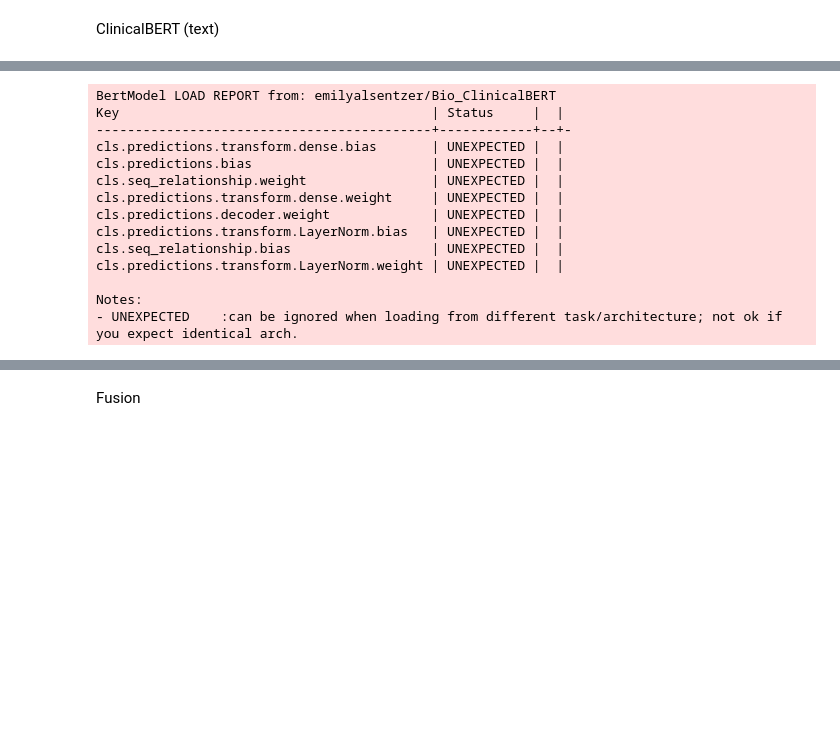
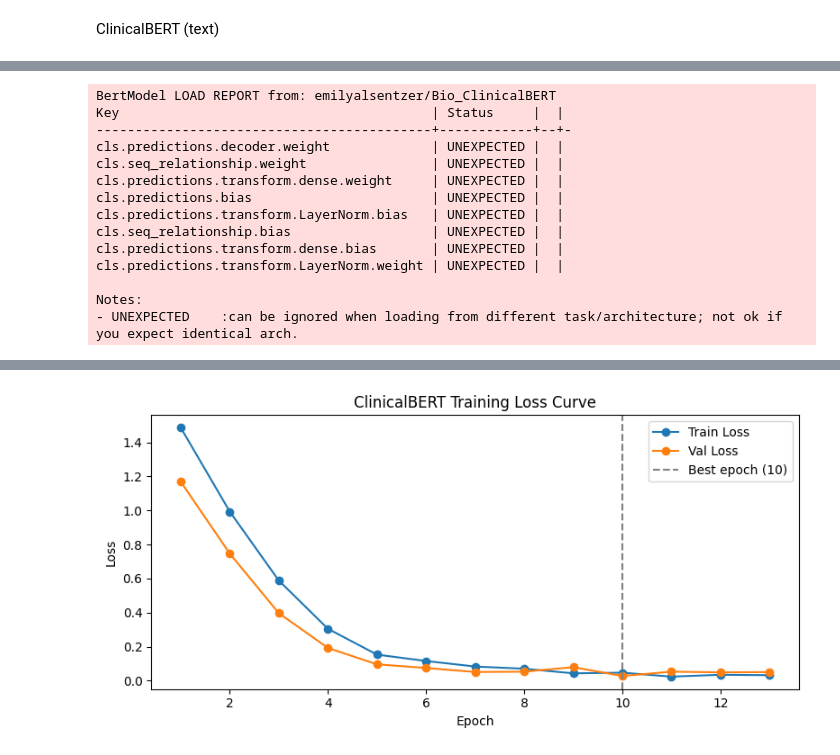
Before and after one commit to emilyrgarman/ml3finalproject_triage, a Jupyter notebook: ANN_CLINICALBERT_BUILDING.ipynb, the cells around one changed output, grey strips where cells are left out. Saved outputs shown, nothing was run; the diff lists cells and outputs as text; code cells hidden in the pictures; blank space fills up the shorter version.

Commit message:
ClinicalBERT updated

```diff
--- a/ANN_CLINICALBERT_BUILDING.ipynb
+++ b/ANN_CLINICALBERT_BUILDING.ipynb
@@ -299,8 +307,9 @@ ClinicalBERT (text)
 # %%
 from transformers import AutoTokenizer, AutoModel
+import matplotlib.pyplot as plt
 
 BERT_MODEL = 'emilyalsentzer/Bio_ClinicalBERT'
-MAX_LEN    = 10
+MAX_LEN    = 32
 
 tokenizer = AutoTokenizer.from_pretrained(BERT_MODEL)
 
@@ -335,29 +344,39 @@ class ClinicalBERTClassifier(nn.Module):
         out     = self.bert(input_ids=input_ids,
                             attention_mask=attention_mask,
                             token_type_ids=token_type_ids)
-        cls_emb = out.last_hidden_state[:, 0, :]  # [CLS] token embedding
+        cls_emb = out.last_hidden_state[:, 0, :]
         logits  = self.clf(self.dropout(cls_emb))
-        return logits, cls_emb  # return both for early fusion later
+        return logits, cls_emb
 
 # ── DataLoaders ────────────────────────────────────────────────────
-tr_text_ds  = TextDataset(texts_tr_aug,  y_tr_aug.squeeze())
+tr_text_ds  = TextDataset(texts_tr_aug, y_tr_aug.squeeze())
 val_text_ds = TextDataset(texts_val, y_val.squeeze())
 
 tr_text_loader  = DataLoader(tr_text_ds,  batch_size=64, shuffle=True)
 val_text_loader = DataLoader(val_text_ds, batch_size=64)
 
 # ── Training ───────────────────────────────────────────────────────
-BERT_EPOCHS = 10
+BERT_EPOCHS = 50
+PATIENCE    = 3
 
 bert_clf       = ClinicalBERTClassifier(BERT_MODEL).to(DEVICE)
 bert_optimizer = torch.optim.AdamW(bert_clf.parameters(), lr=2e-5, weight_decay=1e-2)
-bert_criterion = nn.CrossEntropyLoss()
+class_counts = np.bincount(y_tr_aug)
+weights = 1.0 / class_counts
+weights = weights / weights.sum()
+bert_criterion = nn.CrossEntropyLoss(weight=torch.tensor(weights, dtype=torch.float32).to(DEVICE))
 bert_scheduler = torch.optim.lr_scheduler.CosineAnnealingLR(bert_optimizer, T_max=BERT_EPOCHS)
 
-best_bert_loss, best_bert_state = float('inf'), None
+best_bert_loss  = float('inf')
+best_bert_state = None
+patience_count  = 0
+train_losses    = []
+val_losses      = []
 
 for epoch in range(1, BERT_EPOCHS + 1):
+    # ── Train ──
     bert_clf.train()
+    epoch_train_loss = 0
     for batch in tr_text_loader:
         input_ids = batch['input_ids'].to(DEVICE)
         attn_mask = batch['attention_mask'].to(DEVICE)
@@ -367,10 +386,15 @@ for epoch in range(1, BERT_EPOCHS + 1):
         logits, _ = bert_clf(input_ids, attn_mask)
         loss      = bert_criterion(logits, labels)
         loss.backward()
+        torch.nn.utils.clip_grad_norm_(bert_clf.parameters(), max_norm=1.0)
         bert_optimizer.step()
-    bert_scheduler.step()
+        epoch_train_loss += loss.item()
 
-    # Validation
+    epoch_train_loss /= len(tr_text_loader)
+    train_losses.append(epoch_train_loss)
+    bert_scheduler.step()  # epoch-level
+
+    # ── Validate ──
     bert_clf.eval()
     val_loss, preds, trues = 0, [], []
     with torch.no_grad():
@@ -384,15 +408,40 @@ for epoch in range(1, BERT_EPOCHS + 1):
             trues.extend(labels.cpu().numpy())
 
     val_loss /= len(val_text_loader)
+    val_losses.append(val_loss)
+    f1 = f1_score(trues, preds, average='macro')
+    print(f'Epoch {epoch:02d} | Train Loss: {epoch_train_loss:.4f} | Val Loss: {val_loss:.4f} | Val Macro-F1: {f1:.4f}')
+
+    # ── Early stopping ──
     if val_loss < best_bert_loss:
         best_bert_loss  = val_loss
         best_bert_state = bert_clf.state_dict()
-
-    f1 = f1_score(trues, preds, average='macro')
-    print(f'Epoch {epoch} | Val Loss: {val_loss:.4f} | Val Macro-F1: {f1:.4f}')
+        patience_count  = 0
+    else:
+        patience_count += 1
+        print(f'           | No improvement. Patience: {patience_count}/{PATIENCE}')
+        if patience_count >= PATIENCE:
+            print(f'Early stopping at epoch {epoch}.')
+            break
 
 bert_clf.load_state_dict(best_bert_state)
 print('Training complete. Best val loss:', round(best_bert_loss, 4))
+
+# ── Loss curve ─────────────────────────────────────────────────────
+epochs_ran = range(1, len(train_losses) + 1)
+best_epoch = val_losses.index(best_bert_loss) + 1
+
+plt.figure(figsize=(8, 4))
+plt.plot(epochs_ran, train_losses, label='Train Loss', marker='o')
+plt.plot(epochs_ran, val_losses,   label='Val Loss',   marker='o')
+plt.axvline(best_epoch, color='gray', linestyle='--', label=f'Best epoch ({best_epoch})')
+plt.xlabel('Epoch')
+plt.ylabel('Loss')
+plt.title('ClinicalBERT Training Loss Curve')
+plt.legend()
+plt.tight_layout()
+plt.savefig('bert_loss_curve.png', dpi=150)
+plt.show()
 
 # ── Get probabilities and embeddings for fusion ────────────────────
 def get_bert_probs_and_embeddings(model, texts, labels=None):
@@ -411,21 +460,17 @@ def get_bert_probs_and_embeddings(model, texts, labels=None):
 
 bert_val_probs,  bert_val_embs  = get_bert_probs_and_embeddings(bert_clf, texts_val)
 bert_test_probs, bert_test_embs = get_bert_probs_and_embeddings(bert_clf, texts_test)
-
-# so we don't have to rerun many times
-np.save('bert_val_embs.npy', bert_val_embs)
-np.save('bert_test_embs.npy', bert_test_embs)
 # %% [output]
 BertModel LOAD REPORT from: emilyalsentzer/Bio_ClinicalBERT
 Key                                        | Status     |  |
 -------------------------------------------+------------+--+-
-cls.predictions.transform.dense.bias       | UNEXPECTED |  |
-cls.predictions.bias                       | UNEXPECTED |  |
+cls.predictions.decoder.weight             | UNEXPECTED |  |
 cls.seq_relationship.weight                | UNEXPECTED |  |
 cls.predictions.transform.dense.weight     | UNEXPECTED |  |
-cls.predictions.decoder.weight             | UNEXPECTED |  |
+cls.predictions.bias                       | UNEXPECTED |  |
 cls.predictions.transform.LayerNorm.bias   | UNEXPECTED |  |
 cls.seq_relationship.bias                  | UNEXPECTED |  |
+cls.predictions.transform.dense.bias       | UNEXPECTED |  |
 cls.predictions.transform.LayerNorm.weight | UNEXPECTED |  |
 
 Notes:
@@ -443,0 +498 @@ Training complete. Best val loss: 0.1264
+[figure, added]
@@ -447,2 +498,0 @@ Training complete. Best val loss: 0.1264
-# %% [markdown]
-Fusion
```
Also changed, not shown: parts of 8 cells of this notebook.
